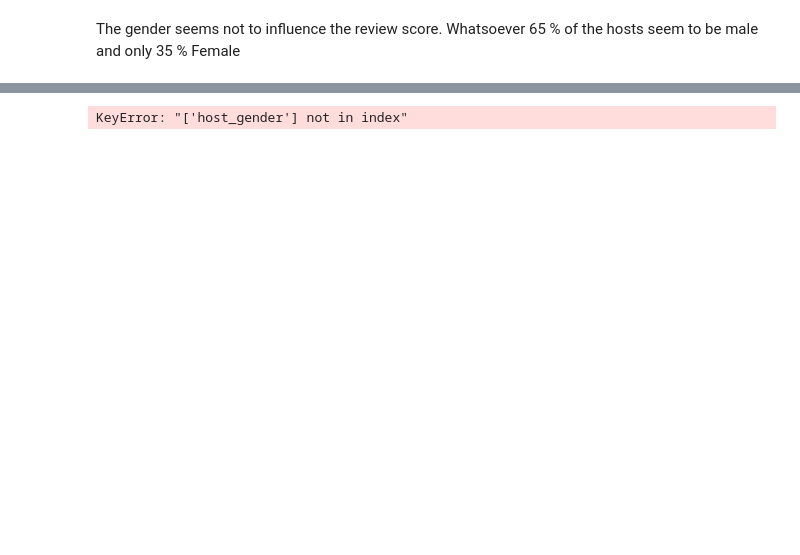
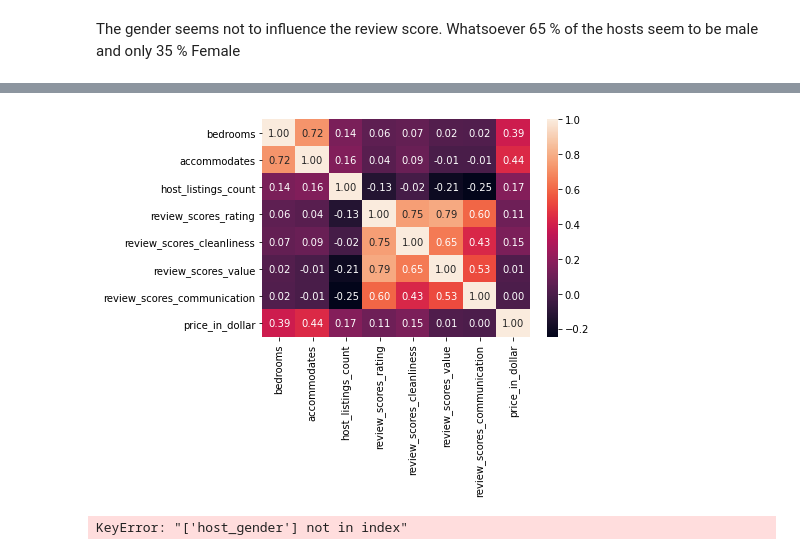
Before and after one commit to satv0878/data_science, a Jupyter notebook: airbnb_boston.ipynb, the cells around one changed output, grey strips where cells are left out. Saved outputs shown, nothing was run; the diff lists cells and outputs as text; code cells hidden in the pictures; blank space fills up the shorter version.

```diff
--- a/airbnb_boston.ipynb
+++ b/airbnb_boston.ipynb
@@ -108,3 +119,10 @@ DataError: No numeric types to aggregate
+# %%
+
+filtered=listing_cleaned[['bedrooms', 'accommodates', 'host_listings_count','review_scores_rating', 'review_scores_cleanliness', 'review_scores_value',  'review_scores_communication' ,'price_in_dollar']]
+
+sns.heatmap(filtered.corr(), annot=True, fmt=".2f");
+# %% [output]
+[figure, added]
 # %%
 
 
```
Also changed, not shown: parts of 4 cells of this notebook.
